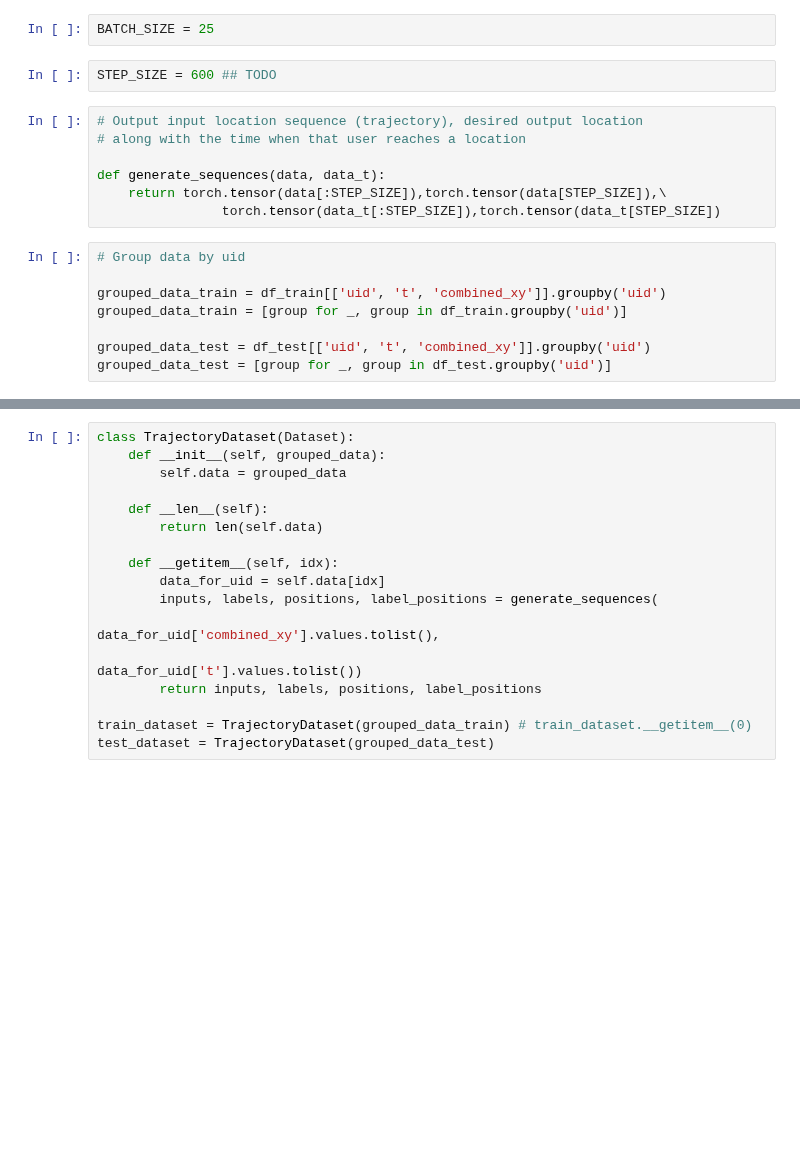
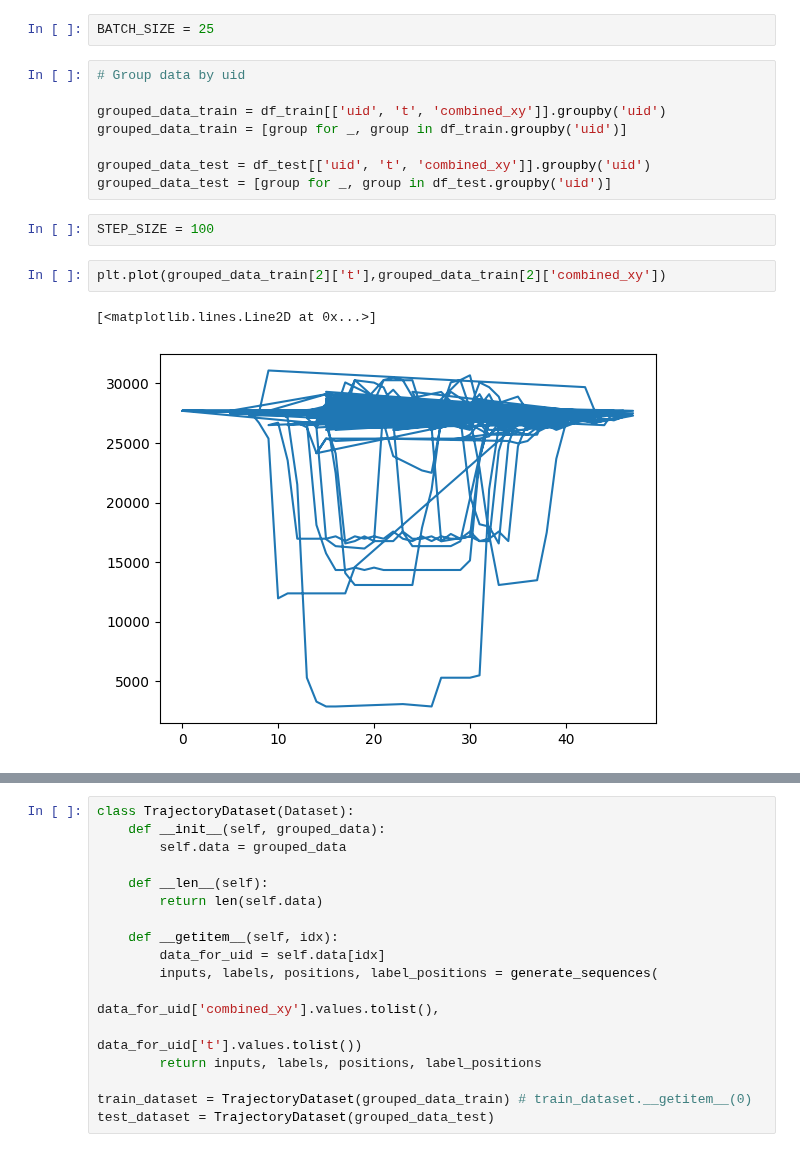
Before and after one commit to ANNIZHENG/MLModel_Eval_with_YJMob100K, a Jupyter notebook: CustomTransformer_with_YJMob100K.ipynb, the cells around one changed output, grey strips where cells are left out. Saved outputs shown, nothing was run; the diff lists cells and outputs as text; blank space fills up the shorter version.

```diff
--- a/CustomTransformer_with_YJMob100K.ipynb
+++ b/CustomTransformer_with_YJMob100K.ipynb
@@ -95,15 +83,6 @@ df_test = df[df['uid'].isin(test_uids)]
 ## Batching
 # %%
 BATCH_SIZE = 25
-# %%
-STEP_SIZE = 600 ## TODO
-# %%
-# Output input location sequence (trajectory), desired output location
-# along with the time when that user reaches a location
-
-def generate_sequences(data, data_t):
-    return torch.tensor(data[:STEP_SIZE]),torch.tensor(data[STEP_SIZE]),\
-                torch.tensor(data_t[:STEP_SIZE]),torch.tensor(data_t[STEP_SIZE])
 # %%
 # Group data by uid
 
@@ -112,4 +91,11 @@ grouped_data_train = [group for _, group in df_train.groupby('uid')]
 
 grouped_data_test = df_test[['uid', 't', 'combined_xy']].groupby('uid')
 grouped_data_test = [group for _, group in df_test.groupby('uid')]
+# %%
+STEP_SIZE = 100
+# %%
+plt.plot(grouped_data_train[2]['t'],grouped_data_train[2]['combined_xy'])
+# %% [output]
+[<matplotlib.lines.Line2D at 0x...>]
+[figure, added]
 # %%
```
Also changed, not shown: parts of 22 cells of this notebook.
